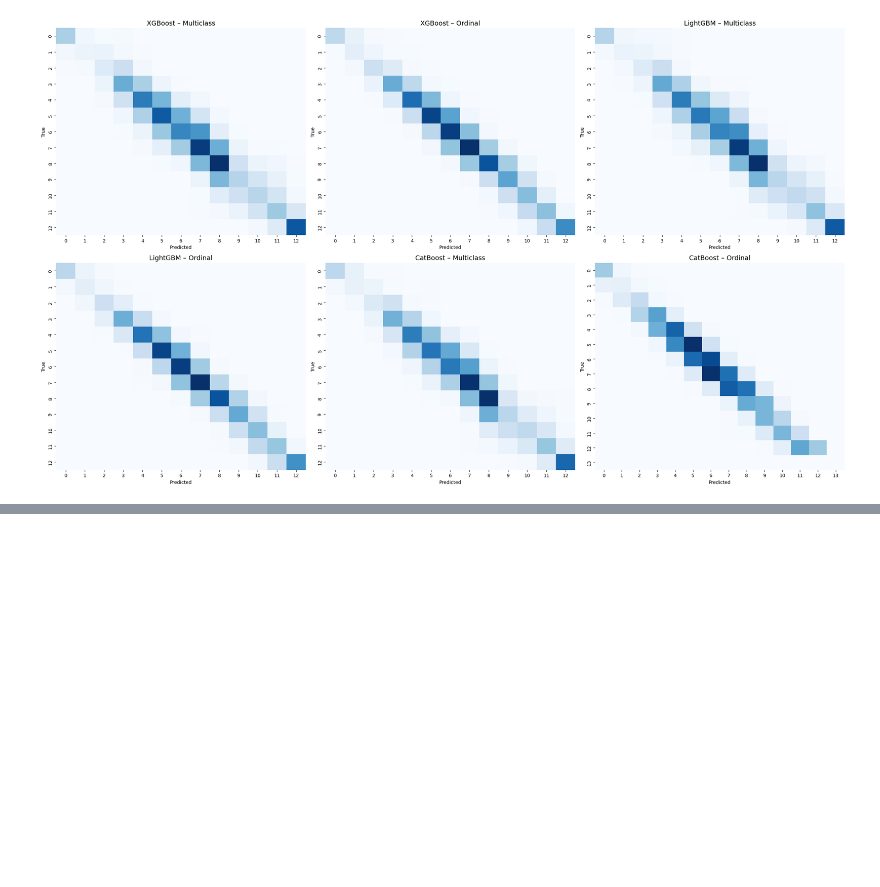
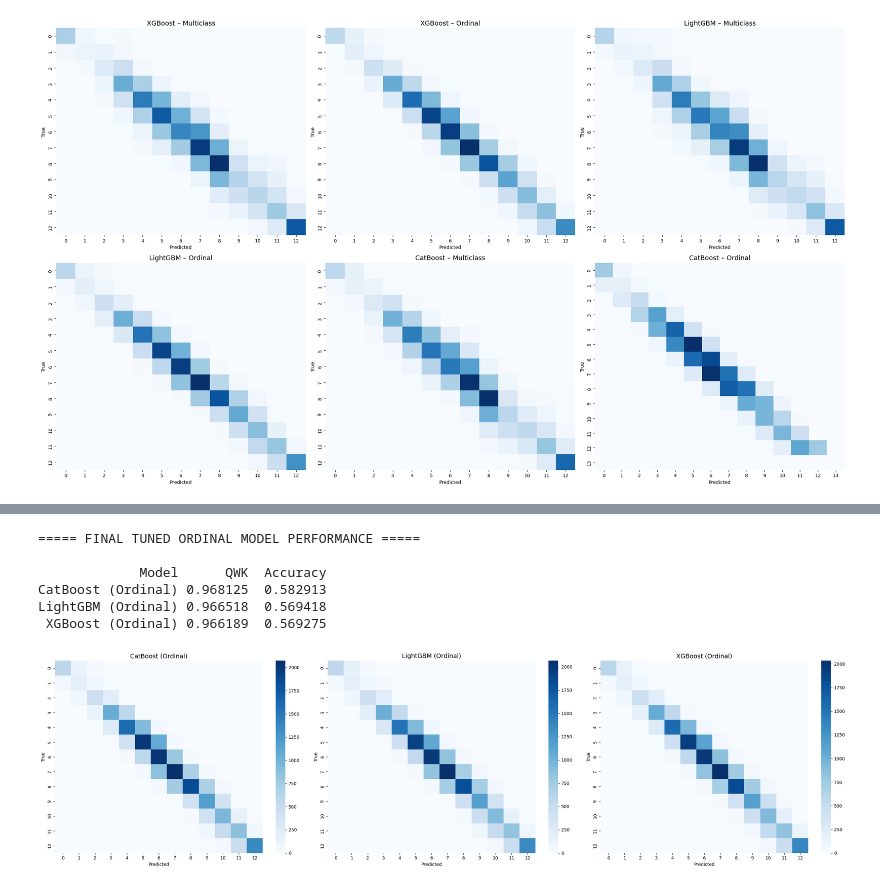
Before and after one commit to BenRyan-8/APA_CA, a Jupyter notebook: BERPrediction.ipynb, the cells around one changed output, grey strips where cells are left out. Cells and saved outputs as stored; diff of their text form; code cells hidden in the pictures; blank space fills up the shorter version.

Commit message:
models tuned (3)

```diff
--- a/BERPrediction.ipynb
+++ b/BERPrediction.ipynb
@@ -1449,0 +1702,6 @@ hyper-parameter tuning
+# %%
+study_lgbm = optuna.create_study(direction="maximize")
+study_lgbm.optimize(objective_lgbm, n_trials=40)
+
+best_lgbm_params = study_lgbm.best_params
+best_lgbm_params
@@ -1449,0 +1763,6 @@ hyper-parameter tuning
+# %%
+study_xgb = optuna.create_study(direction="maximize")
+study_xgb.optimize(objective_xgb, n_trials=40)
+
+best_xgb_params = study_xgb.best_params
+best_xgb_params
@@ -1449,0 +1844,61 @@ hyper-parameter tuning
+# %%
+best_xgb_params_fixed = {
+    **best_xgb_params,
+    "objective": "reg:squarederror",
+    "tree_method": "hist",
+    "random_state": 42
+}
+
+final_xgb = xgb.XGBRegressor(**best_xgb_params_fixed)
+
+final_xgb.fit(X_train_red_enc, y_tree_train)
+
+y_pred_xgb_cont = final_xgb.predict(X_test_red_enc)
+y_pred_xgb = np.round(y_pred_xgb_cont).clip(0, y_tree_train.max()).astype(int)
+# %%
+qwk_cat = cohen_kappa_score(y_tree_test, y_pred_cat, weights="quadratic")
+acc_cat = accuracy_score(y_tree_test, y_pred_cat)
+
+qwk_lgb = cohen_kappa_score(y_tree_test, y_pred_lgb, weights="quadratic")
+acc_lgb = accuracy_score(y_tree_test, y_pred_lgb)
+
+qwk_xgb = cohen_kappa_score(y_tree_test, y_pred_xgb, weights="quadratic")
+acc_xgb = accuracy_score(y_tree_test, y_pred_xgb)
+
+
+results = pd.DataFrame([
+    {"Model": "CatBoost (Ordinal)", "QWK": qwk_cat, "Accuracy": acc_cat},
+    {"Model": "LightGBM (Ordinal)", "QWK": qwk_lgb, "Accuracy": acc_lgb},
+    {"Model": "XGBoost (Ordinal)", "QWK": qwk_xgb, "Accuracy": acc_xgb},
+])
+
+print("===== FINAL TUNED ORDINAL MODEL PERFORMANCE =====\n")
+print(results.to_string(index=False))
+# %% [output]
+===== FINAL TUNED ORDINAL MODEL PERFORMANCE =====
+
+             Model      QWK  Accuracy
+CatBoost (Ordinal) 0.968125  0.582913
+LightGBM (Ordinal) 0.966518  0.569418
+ XGBoost (Ordinal) 0.966189  0.569275
+# %%
+model_preds = {
+    "CatBoost (Ordinal)": y_pred_cat,
+    "LightGBM (Ordinal)": y_pred_lgb,
+    "XGBoost (Ordinal)":  y_pred_xgb
+}
+
+fig, axes = plt.subplots(1, 3, figsize=(26, 7))
+axes = axes.flatten()
+
+for ax, (name, preds) in zip(axes, model_preds.items()):
+    cm = confusion_matrix(y_tree_test, preds)
+    sns.heatmap(cm, cmap="Blues", annot=False, ax=ax)
+    ax.set_title(name, fontsize=14)
+    ax.set_xlabel("Predicted")
+    ax.set_ylabel("True")
+
+plt.tight_layout()
+plt.show()
+# %% [output]
+[figure, added]
```
Also changed, not shown: parts of 21 cells of this notebook.
